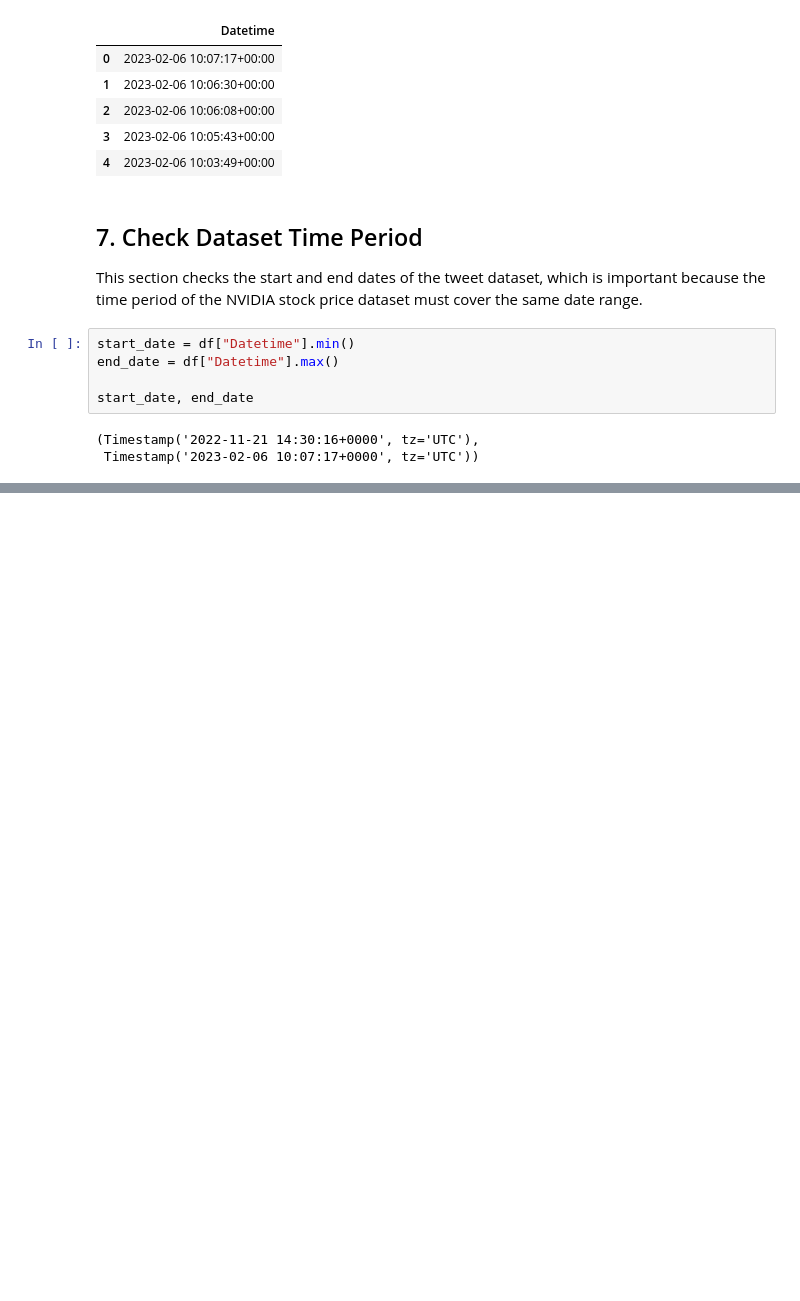
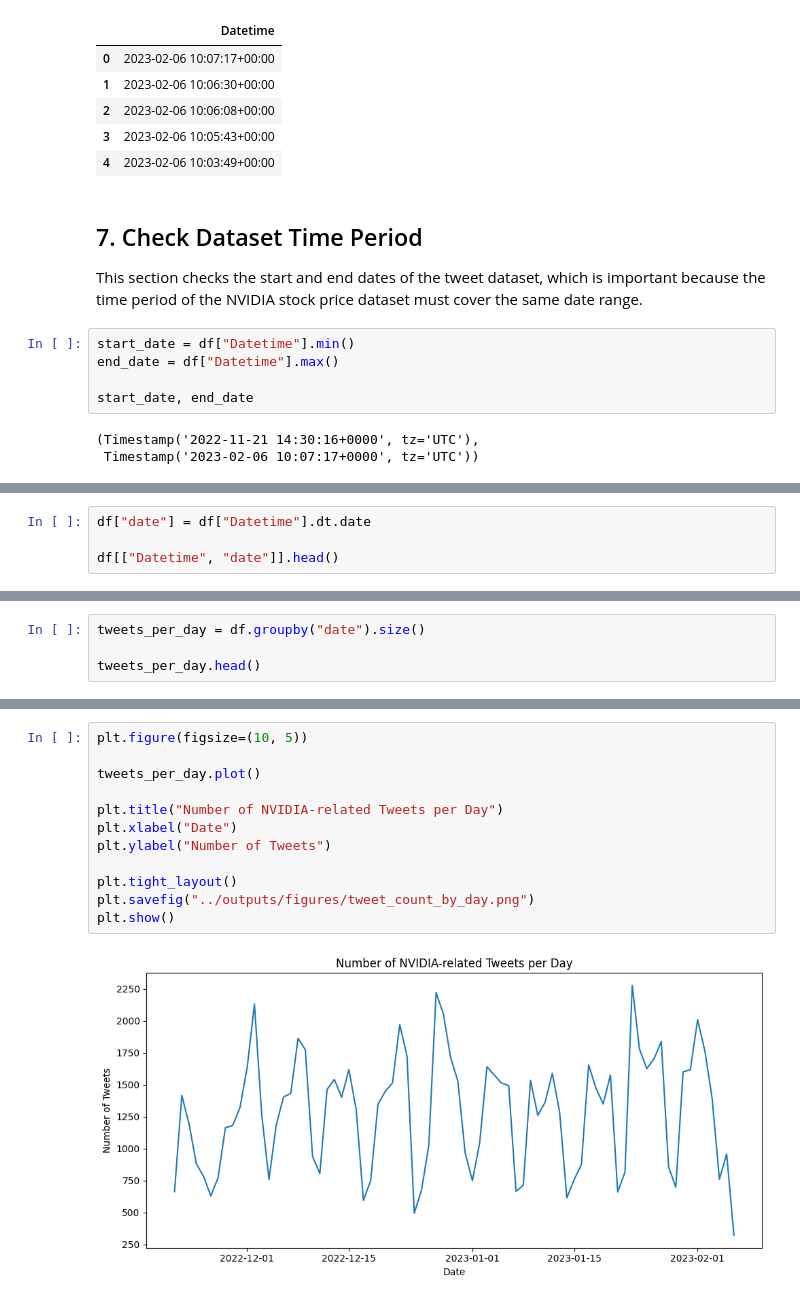
Before and after one commit to nathanielkong/COSC2671-Assignment-2, a Jupyter notebook: notebooks/01_data_collection_and_exploration.ipynb, the cells around one changed output, grey strips where cells are left out. Drawn from its saved outputs; the diff is of its cells as text; blank space fills up the shorter version.

```diff
--- a/notebooks/01_data_collection_and_exploration.ipynb
+++ b/notebooks/01_data_collection_and_exploration.ipynb
@@ -108,0 +113,4 @@ start_date, end_date
+# %%
+df["date"] = df["Datetime"].dt.date
+
+df[["Datetime", "date"]].head()
@@ -108,0 +149,4 @@ start_date, end_date
+# %%
+tweets_per_day = df.groupby("date").size()
+
+tweets_per_day.head()
@@ -108,0 +177,14 @@ start_date, end_date
+# %%
+plt.figure(figsize=(10, 5))
+
+tweets_per_day.plot()
+
+plt.title("Number of NVIDIA-related Tweets per Day")
+plt.xlabel("Date")
+plt.ylabel("Number of Tweets")
+
+plt.tight_layout()
+plt.savefig("../outputs/figures/tweet_count_by_day.png")
+plt.show()
+# %% [output]
+[figure, added]
```
Also changed, not shown: parts of 16 cells of this notebook, 4 other files.
